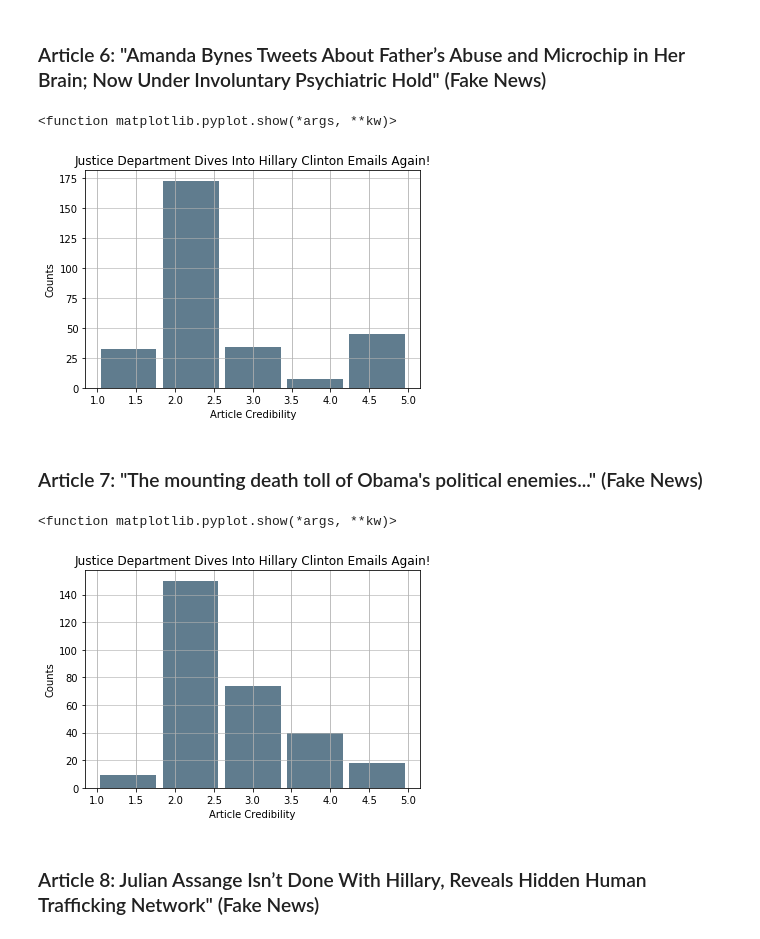
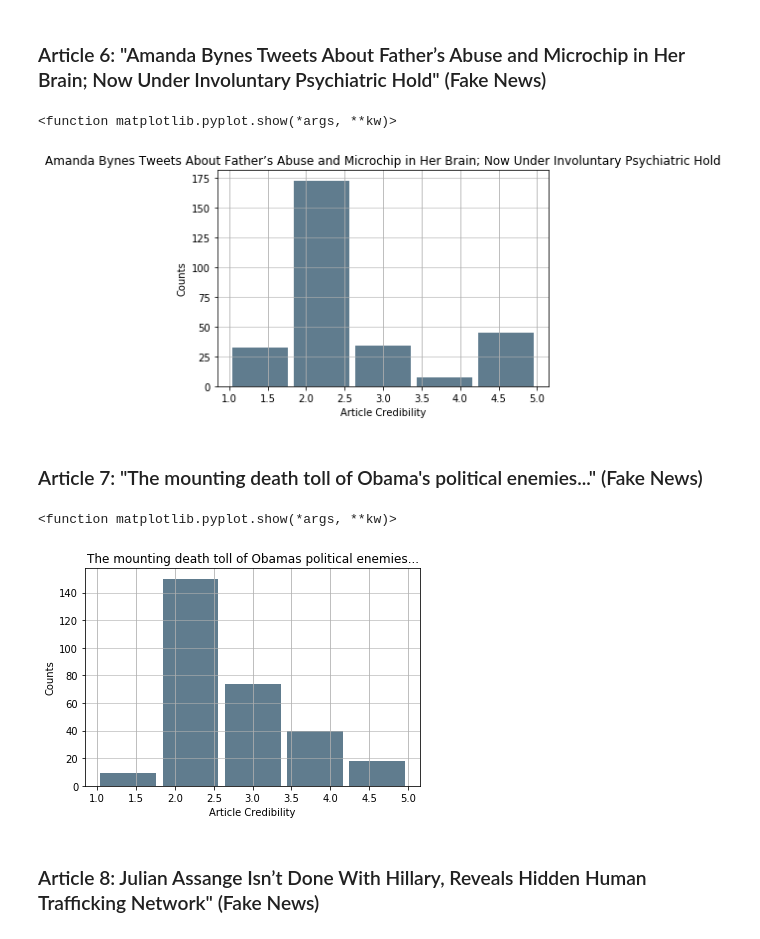
Before and after one commit to jimkaj/w210_FakeNews, a Jupyter notebook: FakeNewsExperiment.ipynb, the cells around one changed output. Saved outputs shown, nothing was run; the diff lists cells and outputs as text; code cells hidden in the pictures.

```diff
--- a/FakeNewsExperiment.ipynb
+++ b/FakeNewsExperiment.ipynb
@@ -282,17 +281,17 @@ plt.show
 # %%
 %matplotlib inline
 #Histogram
 ser = pd.Series(data.Art06)
 ser.plot.hist(grid=True, bins=5, rwidth=0.9,
                    color='#607c8e')
-plt.title('Justice Department Dives Into Hillary Clinton Emails Again!')
+plt.title('Amanda Bynes Tweets About Father’s Abuse and Microchip in Her Brain; Now Under Involuntary Psychiatric Hold')
 plt.xlabel('Article Credibility')
 plt.ylabel('Counts')
 plt.grid(axis='y', alpha=0.75)
 plt.show
 # %% [output]
 <function matplotlib.pyplot.show(*args, **kw)>
-[figure, old version]
+[figure, new version]
 # %% [markdown]
 ### Article 7: "The mounting death toll of Obama's political enemies..." (Fake News)
 # %%
@@ -301,13 +300,13 @@ plt.show
 ser = pd.Series(data.Art07)
 ser.plot.hist(grid=True, bins=5, rwidth=0.9,
                    color='#607c8e')
-plt.title('Justice Department Dives Into Hillary Clinton Emails Again!')
+plt.title('The mounting death toll of Obamas political enemies...')
 plt.xlabel('Article Credibility')
 plt.ylabel('Counts')
 plt.grid(axis='y', alpha=0.75)
 plt.show
 # %% [output]
 <function matplotlib.pyplot.show(*args, **kw)>
-[figure, old version]
+[figure, new version]
 # %% [markdown]
 ### Article 8: Julian Assange Isn’t Done With Hillary, Reveals Hidden Human Trafficking Network" (Fake News)
```
Also changed, not shown: parts of 15 cells of this notebook.
